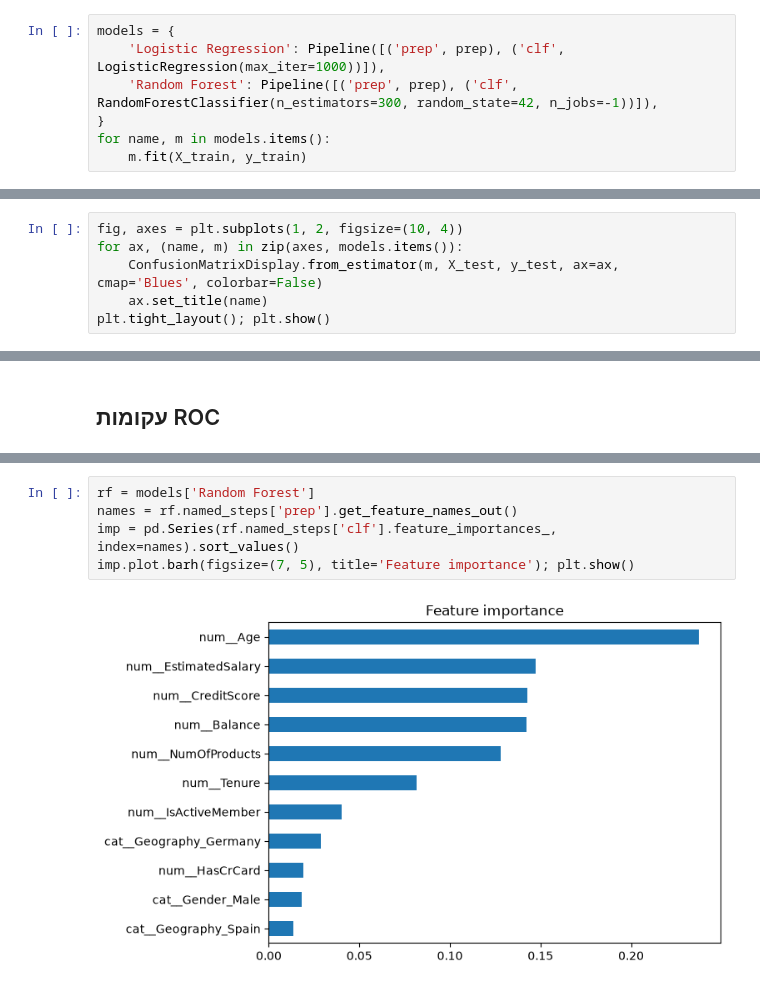
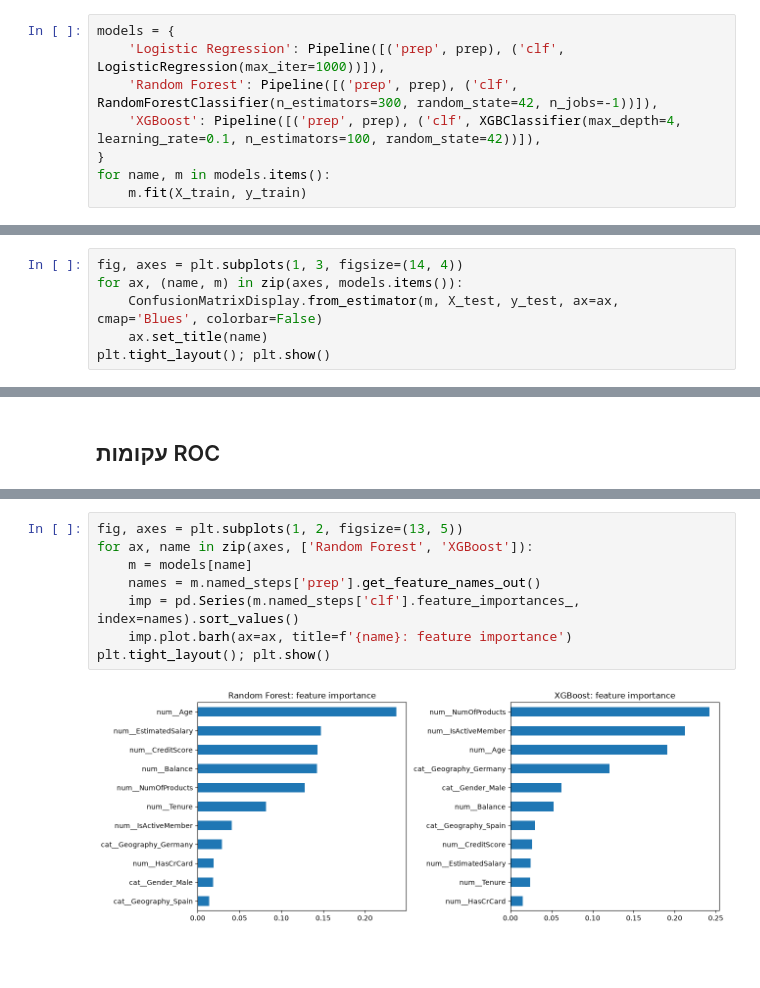
Before and after one commit to nuritfiliba79-spec/churn-logistic-regression-vs-random-forest, a Jupyter notebook: churn_lr_vs_rf.ipynb, the cells around one changed output, grey strips where cells are left out. Cells and saved outputs as stored; diff of their text form; blank space fills up the shorter version.

```diff
--- a/churn_lr_vs_rf.ipynb
+++ b/churn_lr_vs_rf.ipynb
@@ -53,6 +54,7 @@ train: (8000, 10)  test: (2000, 10)
 models = {
     'Logistic Regression': Pipeline([('prep', prep), ('clf', LogisticRegression(max_iter=1000))]),
     'Random Forest': Pipeline([('prep', prep), ('clf', RandomForestClassifier(n_estimators=300, random_state=42, n_jobs=-1))]),
+    'XGBoost': Pipeline([('prep', prep), ('clf', XGBClassifier(max_depth=4, learning_rate=0.1, n_estimators=100, random_state=42))]),
 }
 for name, m in models.items():
     m.fit(X_train, y_train)
@@ -80,7 +83,7 @@ results
 # %% [markdown]
 ## מטריצות בלבול
 # %%
-fig, axes = plt.subplots(1, 2, figsize=(10, 4))
+fig, axes = plt.subplots(1, 3, figsize=(14, 4))
 for ax, (name, m) in zip(axes, models.items()):
     ConfusionMatrixDisplay.from_estimator(m, X_test, y_test, ax=ax, cmap='Blues', colorbar=False)
     ax.set_title(name)
@@ -102,7 +105,10 @@ plt.show()
 # %%
-rf = models['Random Forest']
-names = rf.named_steps['prep'].get_feature_names_out()
-imp = pd.Series(rf.named_steps['clf'].feature_importances_, index=names).sort_values()
-imp.plot.barh(figsize=(7, 5), title='Feature importance'); plt.show()
+fig, axes = plt.subplots(1, 2, figsize=(13, 5))
+for ax, name in zip(axes, ['Random Forest', 'XGBoost']):
+    m = models[name]
+    names = m.named_steps['prep'].get_feature_names_out()
+    imp = pd.Series(m.named_steps['clf'].feature_importances_, index=names).sort_values()
+    imp.plot.barh(ax=ax, title=f'{name}: feature importance')
+plt.tight_layout(); plt.show()
 # %% [output]
-[figure, old version]
+[figure, new version]
```
Also changed, not shown: parts of 6 cells of this notebook, 4 other files.
